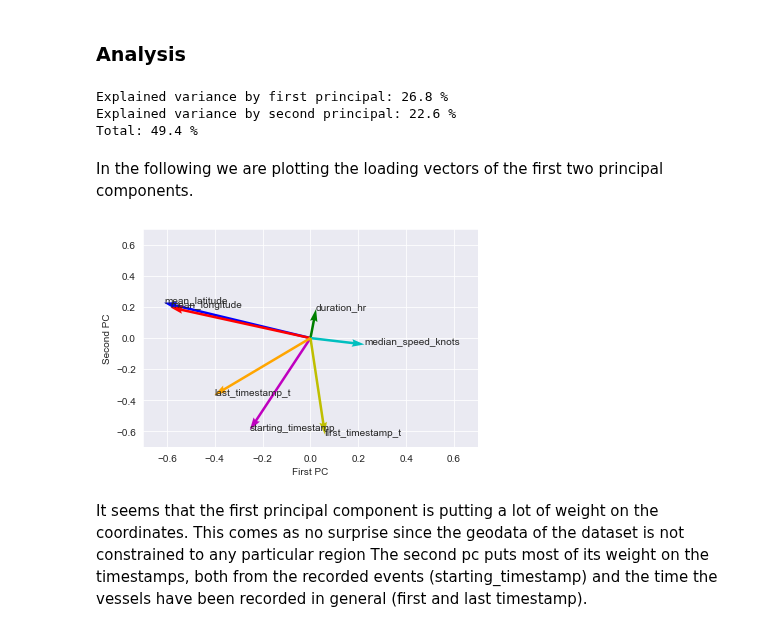
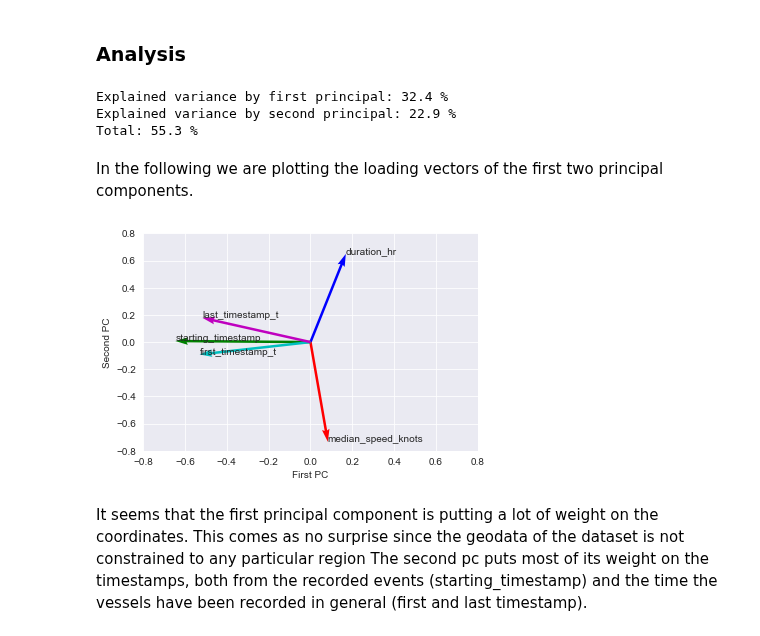
Before and after one commit to neuhart/Doing_DataScience_SS22, a Jupyter notebook: Clustering_p.ipynb, the cells around one changed output. Saved outputs shown, nothing was run; the diff lists cells and outputs as text; code cells hidden in the pictures.

```diff
--- a/Clustering_p.ipynb
+++ b/Clustering_p.ipynb
@@ -33,7 +33,7 @@ memory usage: 8.1+ MB
 # %% [markdown]
 First we are taking a look at the correlation matrix
 # %%
-KMeans_input_columns = ['mean_latitude', 'mean_longitude', 'duration_hr', 'median_speed_knots','starting_timestamp', 'ending_timestamp', 'first_timestamp_t', 'last_timestamp_t'] # only select numerical features
+KMeans_input_columns = ['duration_hr', 'median_speed_knots','starting_timestamp', 'ending_timestamp', 'first_timestamp_t', 'last_timestamp_t'] # only select numerical features
 
 sns.heatmap(df[KMeans_input_columns].corr(), annot=True)
 # %% [output]
@@ -147,25 +145,25 @@ print('Explained variance by first principal: {:.1f} % \nExplained variance by s
       .format(pca.explained_variance_ratio_[0]*100, pca.explained_variance_ratio_[1]*100,
               pca.explained_variance_ratio_[0]*100 + pca.explained_variance_ratio_[1]*100 ))
 # %% [output]
-Explained variance by first principal: 26.8 %
-Explained variance by second principal: 22.6 %
-Total: 49.4 %
+Explained variance by first principal: 32.4 %
+Explained variance by second principal: 22.9 %
+Total: 55.3 %
 # %% [markdown]
 In the following we are plotting the loading vectors of the first two principal components.
 # %%
 origin = np.zeros_like(pca.components_)  # point from where origin are drawn
 plt.quiver(*origin, pca.components_[0], pca.components_[1],angles='xy', scale=1,scale_units='xy', color=('b','r','g','c','m','y','orange'))  # plot loading vectors
 
-plt.xlim([-0.7,0.7])
-plt.ylim([-0.7,0.7])
+plt.xlim([-0.8,0.8])
+plt.ylim([-0.8,0.8])
 plt.xlabel('First PC')
 plt.ylabel('Second PC')
 
 # annotates entries of loading vectors (which are the input features)
 for i, feature in enumerate(KMeans_input_columns):
     plt.annotate(feature, (pca.components_[0][i],pca.components_[1][i]))
 # %% [output]
-[figure, old version]
+[figure, new version]
 # %% [markdown]
 It seems that the first principal component is putting a lot of weight on the coordinates. This comes as no surprise since the geodata of the dataset is not constrained to any particular region
 The second pc puts most of its weight on the timestamps, both from the recorded events (starting_timestamp) and the time the vessels have been recorded in general (first and last timestamp).
```
Also changed, not shown: parts of 5 cells of this notebook, 1 other file.
